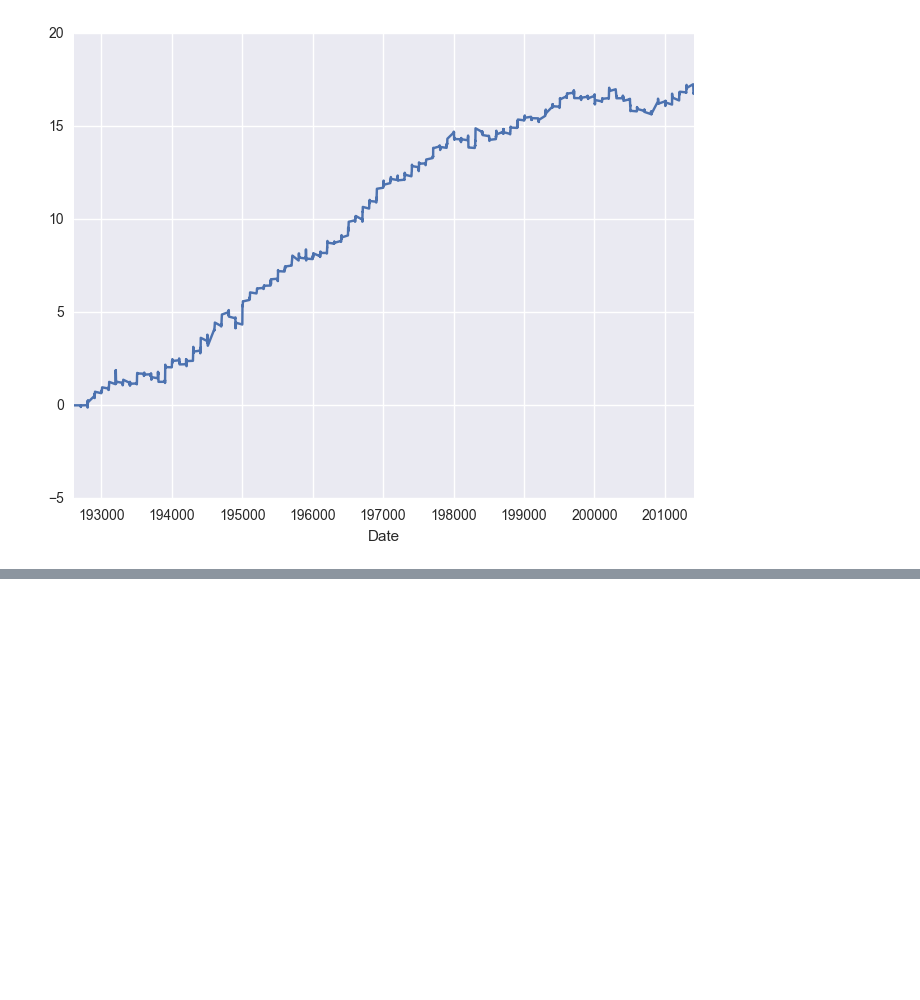
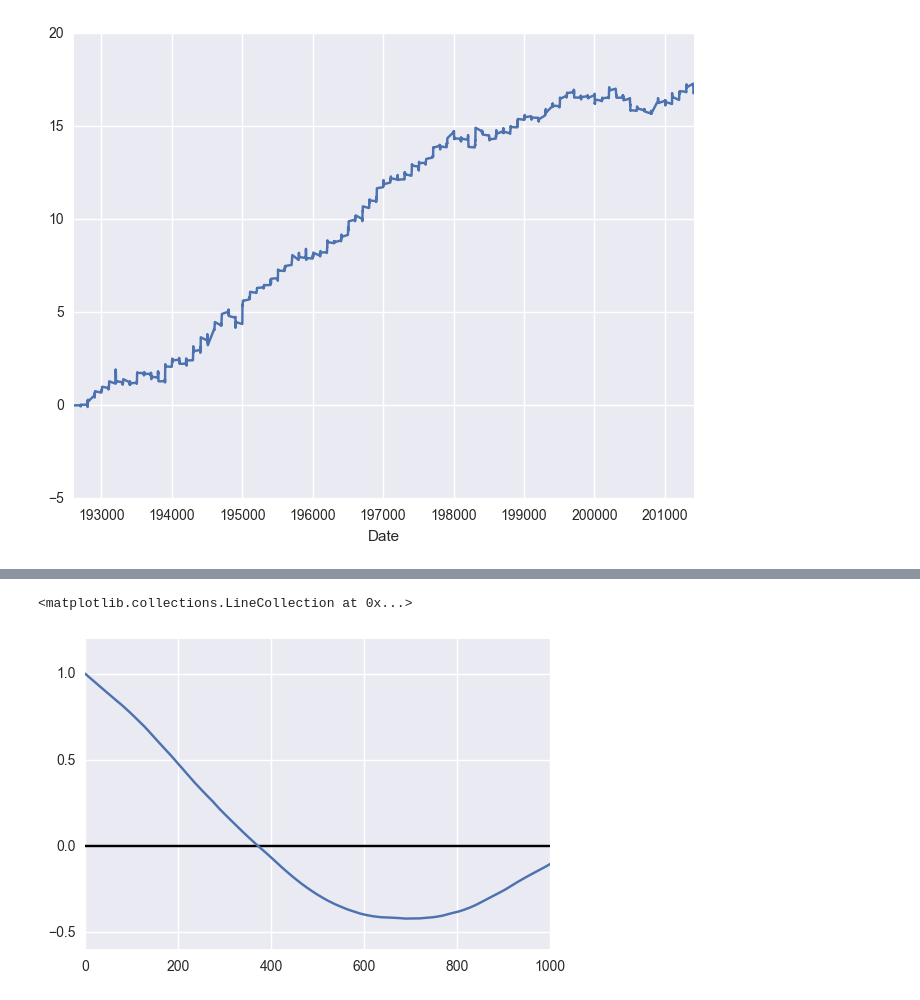
Before and after one commit to cissyc/python-momentum-backtest, a Jupyter notebook: momentum_backtest.ipynb, the cells around one changed output, grey strips where cells are left out. Cells and saved outputs as stored; diff of their text form; code cells hidden in the pictures; blank space fills up the shorter version.

```diff
--- a/momentum_backtest.ipynb
+++ b/momentum_backtest.ipynb
@@ -128,0 +136,10 @@ for m in months_lookback:
+# %%
+# - TO DO: expand on autocorrelation
+# - check autocorrelation - strongly positive autocurrelation up until 200 pts (~16yrs) and
+#   negative correlation around 700 pts (~58 yrs)
+
+plt.plot(acf(backtest_returns_cumulative, nlags=1000))
+plt.hlines(0, 0, 1000)
+# %% [output]
+<matplotlib.collections.LineCollection at 0x...>
+[figure, added]
```
Also changed, not shown: parts of 14 cells of this notebook.
